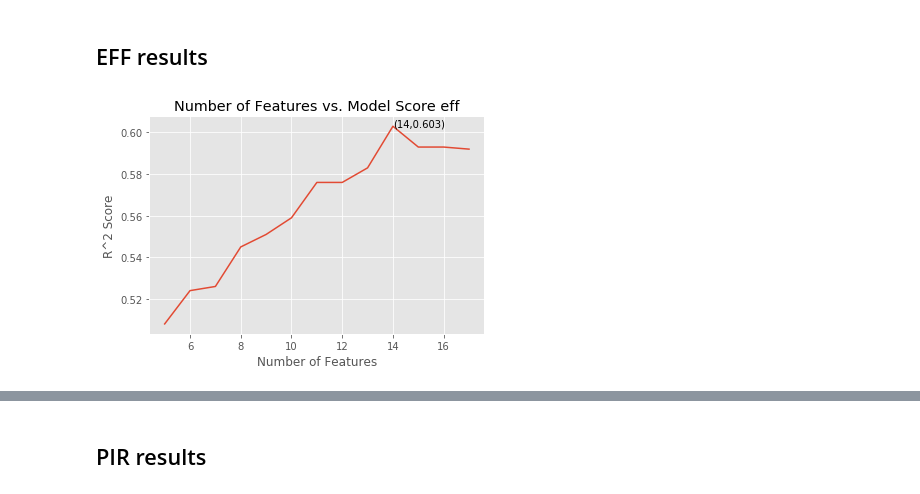
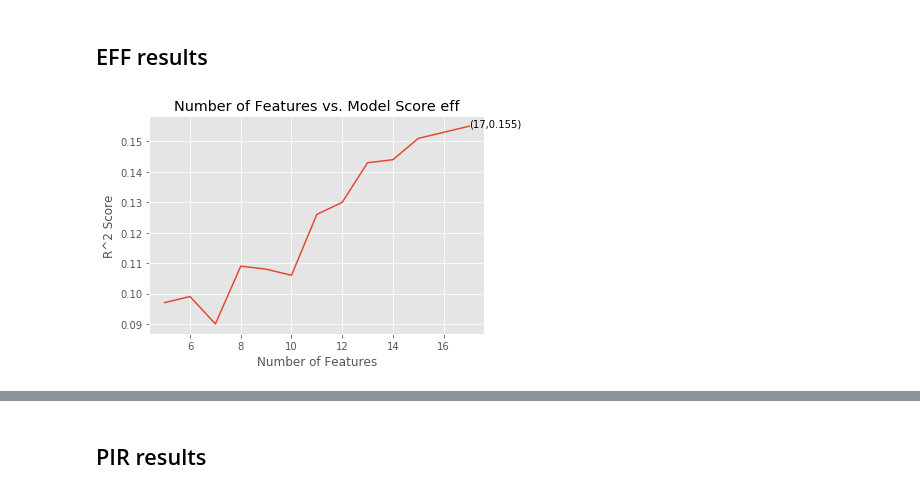
Before and after one commit to jangelchik/basketball_efficiency, a Jupyter notebook: data_and_plots.ipynb, the cells around one changed output, grey strips where cells are left out. Drawn from its saved outputs; the diff is of its cells as text; code cells hidden in the pictures.

Commit message:
rewrote scoring and plotting functions to use cross validation

```diff
--- a/data_and_plots.ipynb
+++ b/data_and_plots.ipynb
@@ -670,6 +671,7 @@ from sklearn.inspection import permutation_importance
 # %%
 def score_n_features(stat):
 
+    fig,ax = plt.subplots()
     """
     PARAMETERS:
     stat - string, column title of statistic of interest
@@ -692,8 +694,7 @@ def score_n_features(stat):
 
         #fit and score model
         gb_w = GradientBoostingRegressor()
-        gb_w.fit(X,y_w)
-        score = gb_w.score(X,y_w)
+        score = np.mean(cross_val_score(gb_w,X,y_w,cv=20))
 
         lst_score.append(round(score,3))
         lst_n.append(n)
@@ -709,9 +710,7 @@ def score_n_features(stat):
     return None
 # %% [markdown]
 ## EFF results
-# %%
-fig,ax = plt.subplots()
-
-score_n_features('eff')
-# %% [output]
-[figure, removed]
+# %%
+eff_ind = score_n_features('eff')
+# %% [output]
+[figure, added]
```
Also changed, not shown: parts of 34 cells of this notebook.
